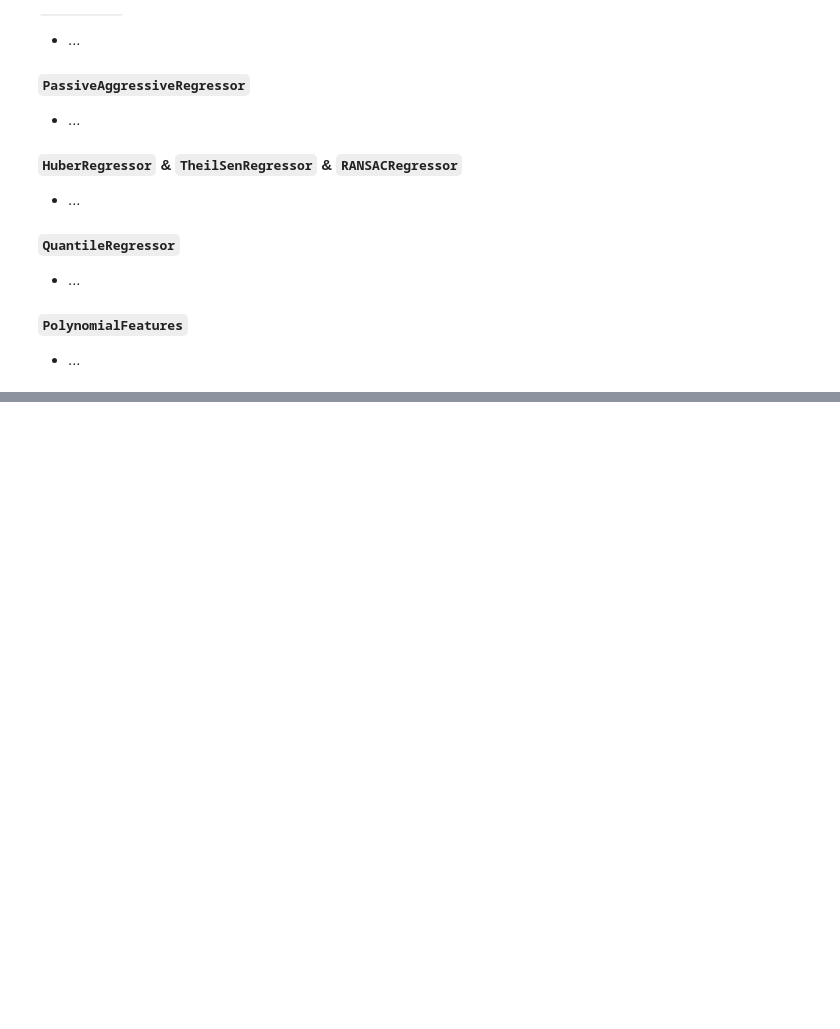
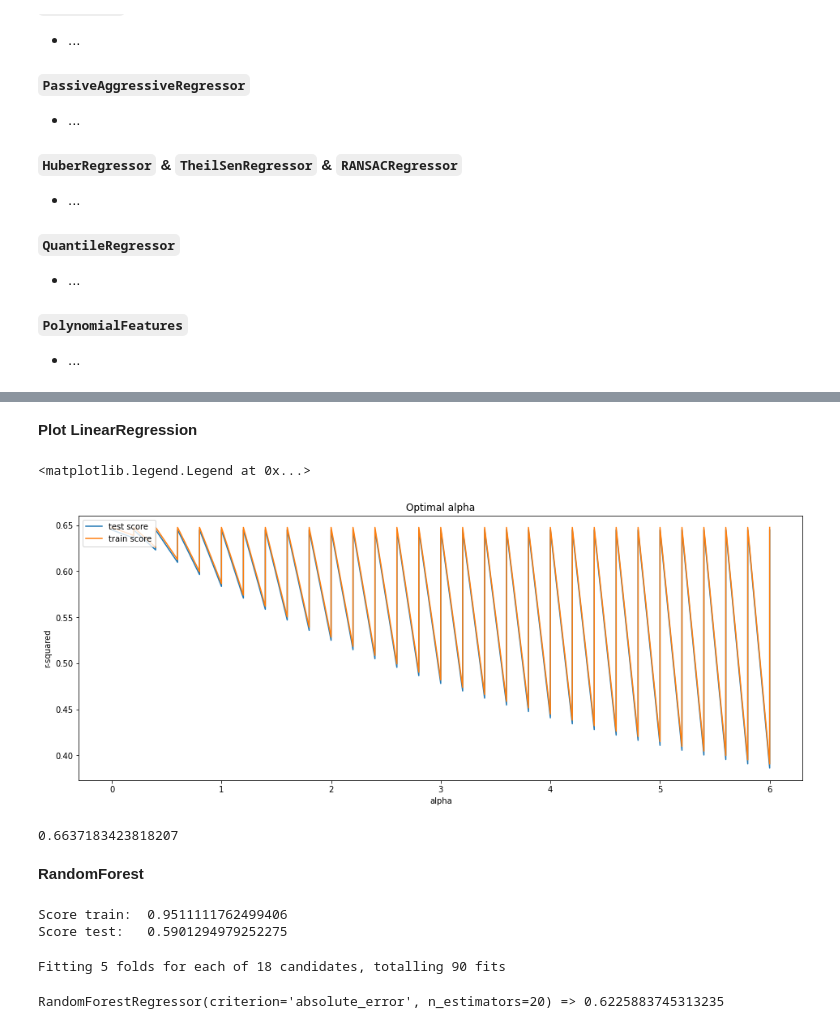
Before and after one commit to dominikpegler/internship_ml, a Jupyter notebook: playground.ipynb, the cells around one changed output, grey strips where cells are left out. Cells and saved outputs as stored; diff of their text form; code cells hidden in the pictures; blank space fills up the shorter version.

```diff
--- a/playground.ipynb
+++ b/playground.ipynb
@@ -362,0 +245,72 @@ print(r2)
+# %% [markdown]
+**Plot LinearRegression**
+# %%
+hp_to_plot="alpha"
+
+# plotting cv results
+plt.figure(figsize=(16,6))
+
+plt.plot(cv_results["param_" + hp_to_plot], cv_results["mean_test_score"])
+plt.plot(cv_results["param_" + hp_to_plot], cv_results["mean_train_score"])
+plt.xlabel(hp_to_plot)
+plt.ylabel('r-squared')
+plt.title("Optimal " + hp_to_plot)
+plt.legend(['test score', 'train score'], loc='upper left')
+# %% [output]
+<matplotlib.legend.Legend at 0x...>
+[figure, added]
+# %%
+# final model
+alpha = 0.6
+l1_ratio = 1
+
+lin_reg = ElasticNet(alpha=alpha,l1_ratio=l1_ratio)
+lin_reg.fit(X_train, y_train)
+
+
+# predict X_test
+y_pred = lin_reg.predict(X_test)
+r2 = sklearn.metrics.r2_score(y_test, y_pred)
+print(r2)
+# %% [output]
+0.6637183423818207
+# %% [markdown]
+**RandomForest**
+# %%
+# step-1: create a cross-validation scheme
+folds = KFold(n_splits = 5, shuffle = True, random_state = 0)
+
+# step-2: specify range of hyperparameters to tune
+hyper_params = {"criterion": ["squared_error", "absolute_error", "poisson"],"n_estimators":[10,20,50,100,200,500]}
+
+
+# step-3: perform grid search
+# 3.1 specify model
+rf_reg = RandomForestRegressor()
+rf_reg.fit(X_train, y_train)
+
+print("Score train: ",rf_reg.score(X_train,y_train))
+print("Score test:  ",rf_reg.score(X_test,y_test))
+# %% [output]
+Score train:  0.9511111762499406
+Score test:   0.5901294979252275
+# %%
+# 3.2 call GridSearchCV()
+model_cv = GridSearchCV(estimator = rf_reg,
+                        param_grid = hyper_params,
+                        scoring= 'r2',
+                        cv = folds,
+                        verbose = 1,
+                        return_train_score=True)
+
+# fit the model
+model_cv.fit(X_train, y_train)
+
+# cv results
+cv_results = pd.DataFrame(model_cv.cv_results_)
+# %% [output]
+Fitting 5 folds for each of 18 candidates, totalling 90 fits
+# %%
+print(model_cv.best_estimator_,"=>",model_cv.best_score_)
+# %% [output]
+RandomForestRegressor(criterion='absolute_error', n_estimators=20) => 0.6225883745313235
```
Also changed, not shown: parts of 34 cells of this notebook, 5 other files.
